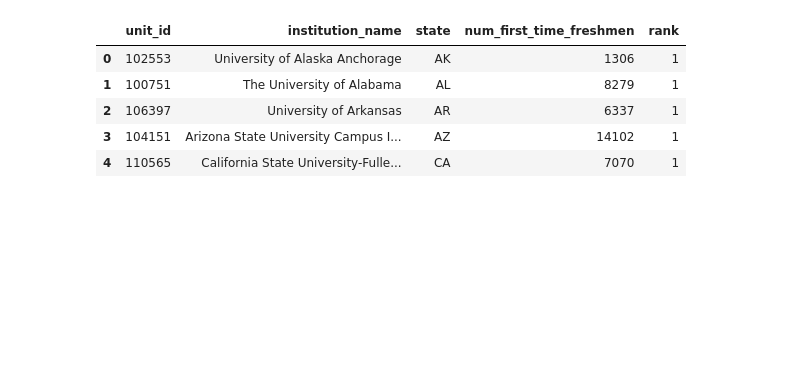
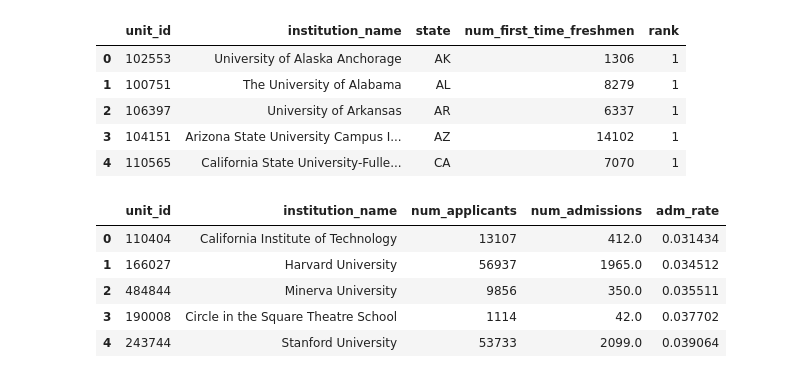
Before and after one commit to hpsleuth7/trend-exercise, a Jupyter notebook: data_eda.ipynb, the cells around one changed output. Cells and saved outputs as stored; diff of their text form; code cells hidden in the pictures; blank space fills up the shorter version.

```diff
--- a/data_eda.ipynb
+++ b/data_eda.ipynb
@@ -50,17 +50,29 @@ df.head()
 | 4 | 110565 | California State University-Fulle... | CA | 7070 | 1 |
 # %%
 # question: what were the most selective institutions
+query = """
 SELECT
     inst.unit_id
     ,inst.institution_name
     ,adm.num_applicants
     ,adm.num_admissions
     ,adm.num_admissions / adm.num_applicants AS adm_rate
 FROM
     institution inst
 LEFT JOIN admissions adm
 ON inst.unit_id = adm.unit_id
 WHERE adm.num_applicants > 1000
 ORDER BY adm_rate
 LIMIT 100
 ;
+"""
+
+df = pd.read_sql_query(query, conn)
+df.head()
+# %% [output]
+|  | unit_id | institution_name | num_applicants | num_admissions | adm_rate |
+| 0 | 110404 | California Institute of Technology | 13107 | 412.0 | 0.031434 |
+| 1 | 166027 | Harvard University | 56937 | 1965.0 | 0.034512 |
+| 2 | 484844 | Minerva University | 9856 | 350.0 | 0.035511 |
+| 3 | 190008 | Circle in the Square Theatre School | 1114 | 42.0 | 0.037702 |
+| 4 | 243744 | Stanford University | 53733 | 2099.0 | 0.039064 |
```
Also changed, not shown: parts of 2 cells of this notebook.
